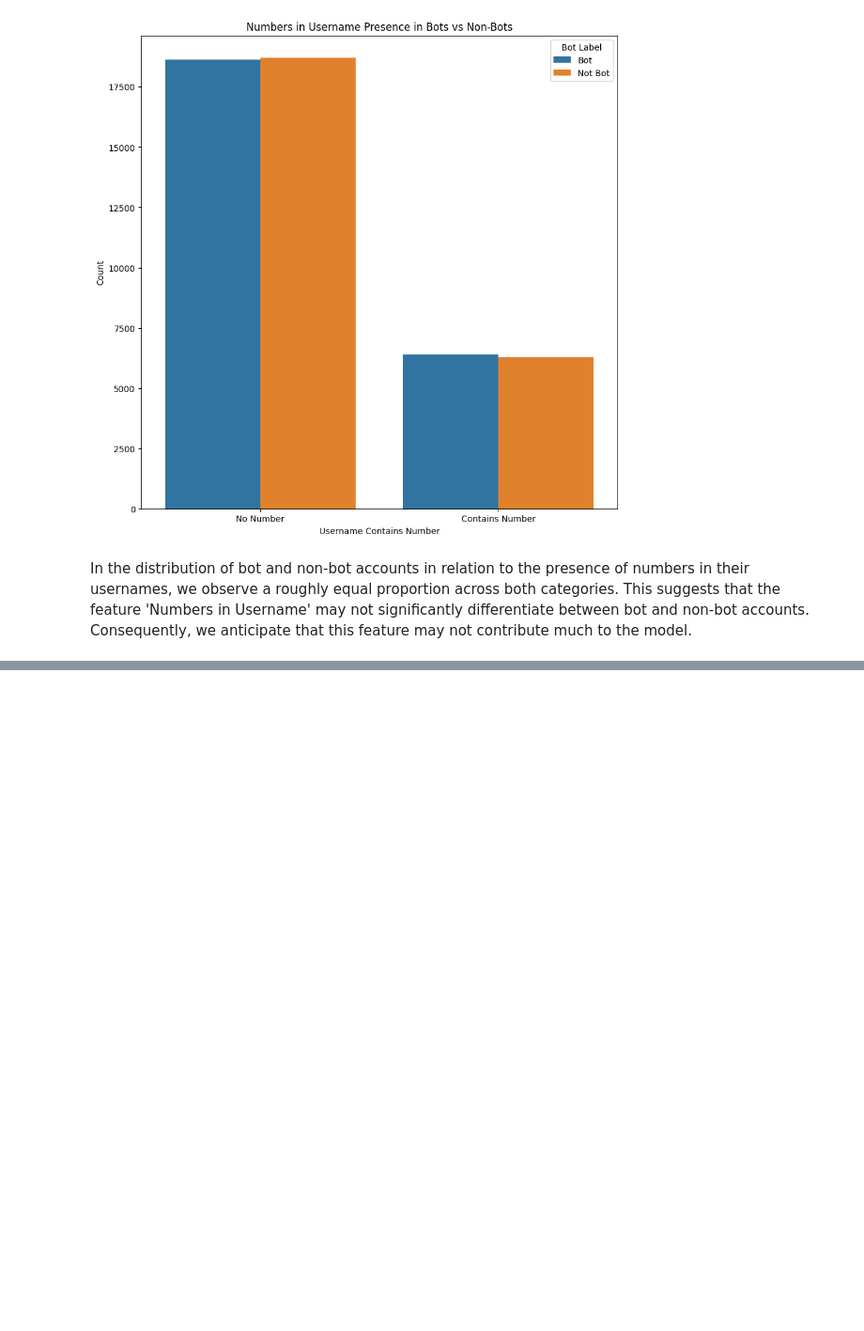
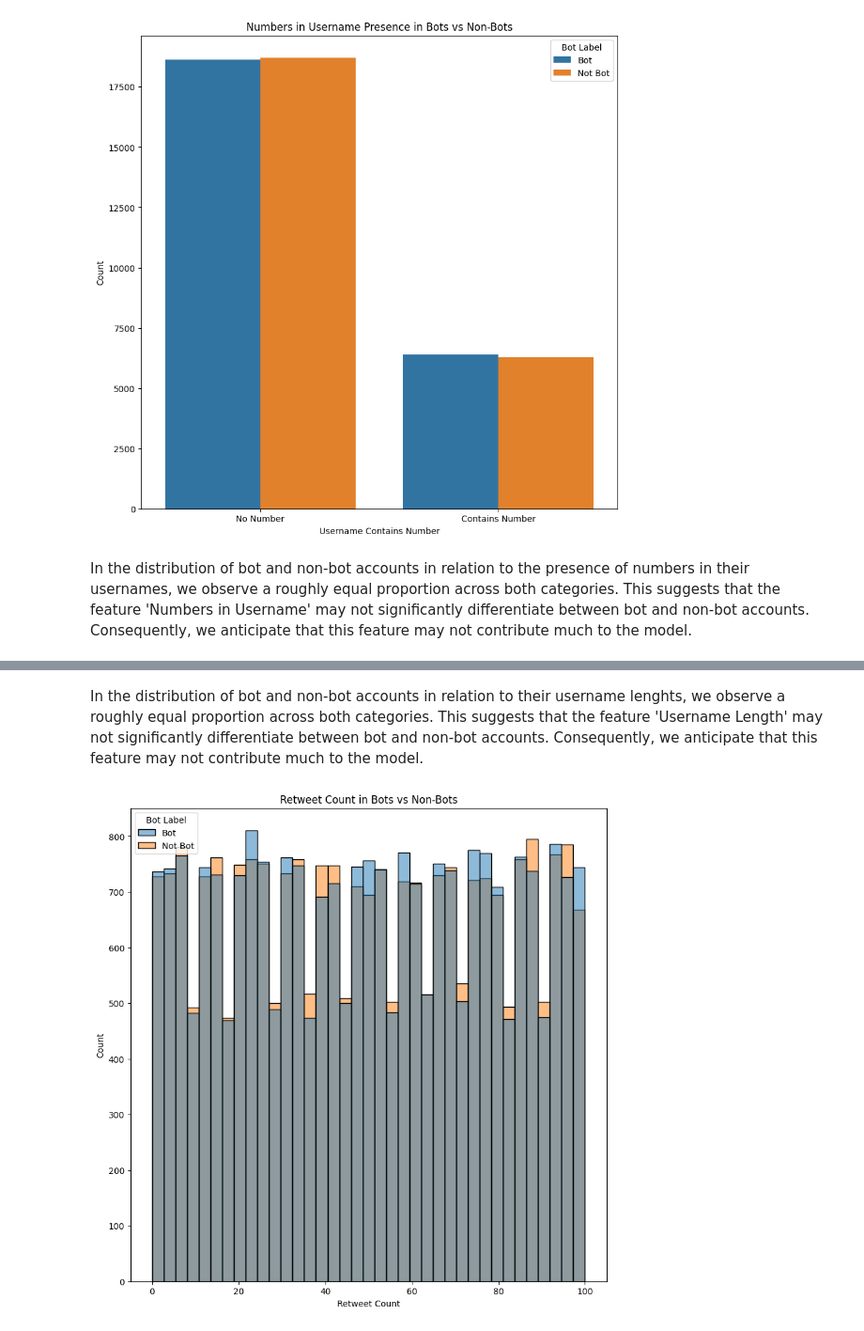
Before and after one commit to Luciano-C/Twitter-Bot-Detection-Neural-Network, a Jupyter notebook: twitter_bot_detection.ipynb, the cells around one changed output, grey strips where cells are left out. Shown at 94% size. Cells and saved outputs as stored; diff of their text form; code cells hidden in the pictures; blank space fills up the shorter version.

```diff
--- a/twitter_bot_detection.ipynb
+++ b/twitter_bot_detection.ipynb
@@ -149,0 +185,12 @@ In the distribution of bot and non-bot accounts in relation to the presence of n
+# %% [markdown]
+In the distribution of bot and non-bot accounts in relation to their username lenghts, we observe a roughly equal proportion across both categories. This suggests that the feature 'Username Length' may not significantly differentiate between bot and non-bot accounts. Consequently, we anticipate that this feature may not contribute much to the model.
+# %%
+# Hist plot for retweets
+plt.figure(figsize=(10, 10))
+sns.histplot(x='Retweet Count', hue='Bot Label', data=df_temp)
+plt.title('Retweet Count in Bots vs Non-Bots')
+plt.xlabel('Retweet Count')
+plt.ylabel('Count')
+plt.show()
+# %% [output]
+[figure, added]
```
Also changed, not shown: parts of 36 cells of this notebook.
